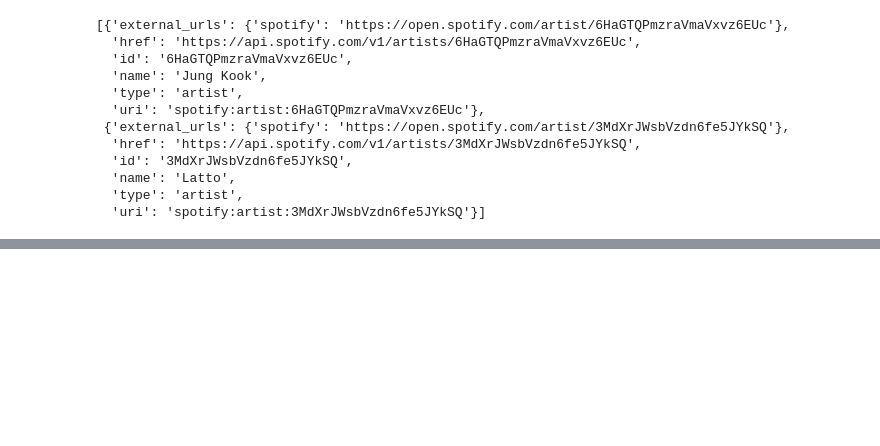
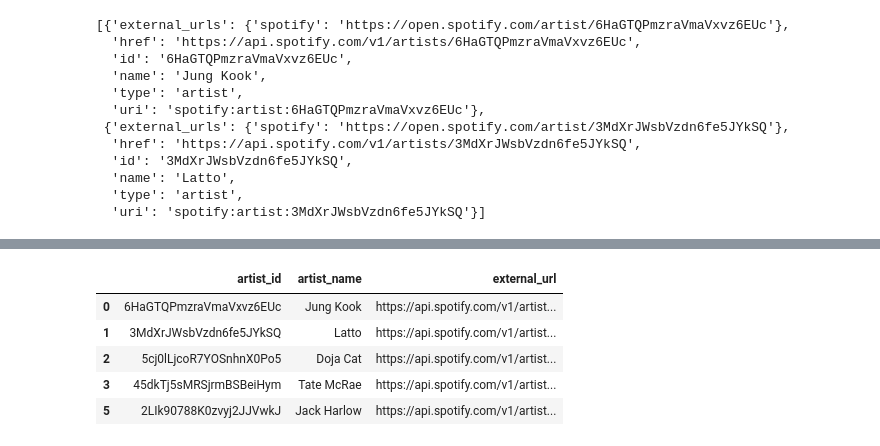
Before and after one commit to wliu123/spotify_etl, a Jupyter notebook: Spotify Data Pipeline.ipynb, the cells around one changed output, grey strips where cells are left out. Saved outputs shown, nothing was run; the diff lists cells and outputs as text; code cells hidden in the pictures; blank space fills up the shorter version.

```diff
--- a/Spotify Data Pipeline.ipynb
+++ b/Spotify Data Pipeline.ipynb
@@ -131,0 +198,2 @@ for row in data['items']:
+# %%
+artist_df = pd.DataFrame.from_dict(artist_list)
@@ -131,0 +224,9 @@ for row in data['items']:
+# %%
+artist_df.head()
+# %% [output]
+|  | artist_id | artist_name | external_url |
+| 0 | 6HaGTQPmzraVmaVxvz6EUc | Jung Kook | https://api.spotify.com/v1/artist... |
+| 1 | 3MdXrJWsbVzdn6fe5JYkSQ | Latto | https://api.spotify.com/v1/artist... |
+| 2 | 5cj0lLjcoR7YOSnhnX0Po5 | Doja Cat | https://api.spotify.com/v1/artist... |
+| 3 | 45dkTj5sMRSjrmBSBeiHym | Tate McRae | https://api.spotify.com/v1/artist... |
+| 5 | 2LIk90788K0zvyj2JJVwkJ | Jack Harlow | https://api.spotify.com/v1/artist... |
```
Also changed, not shown: parts of 14 cells of this notebook.
